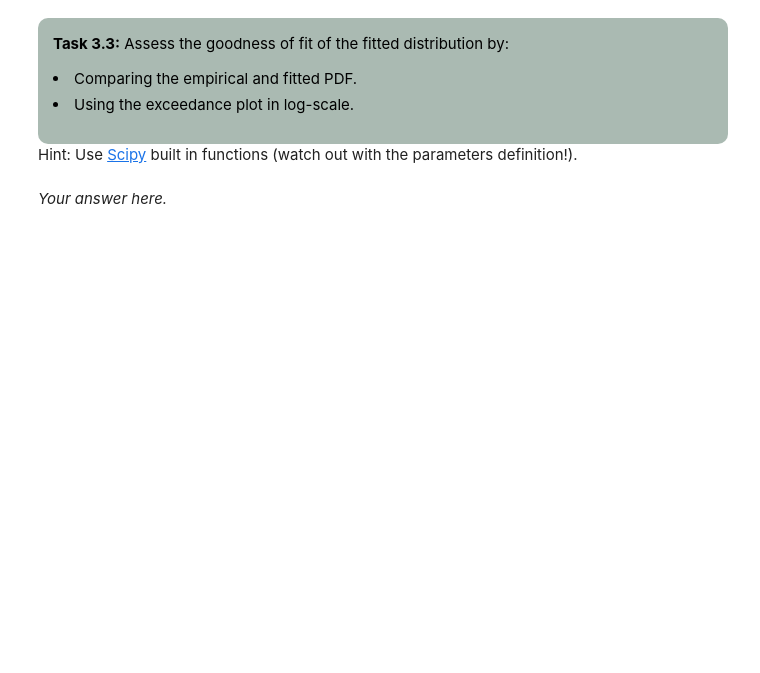
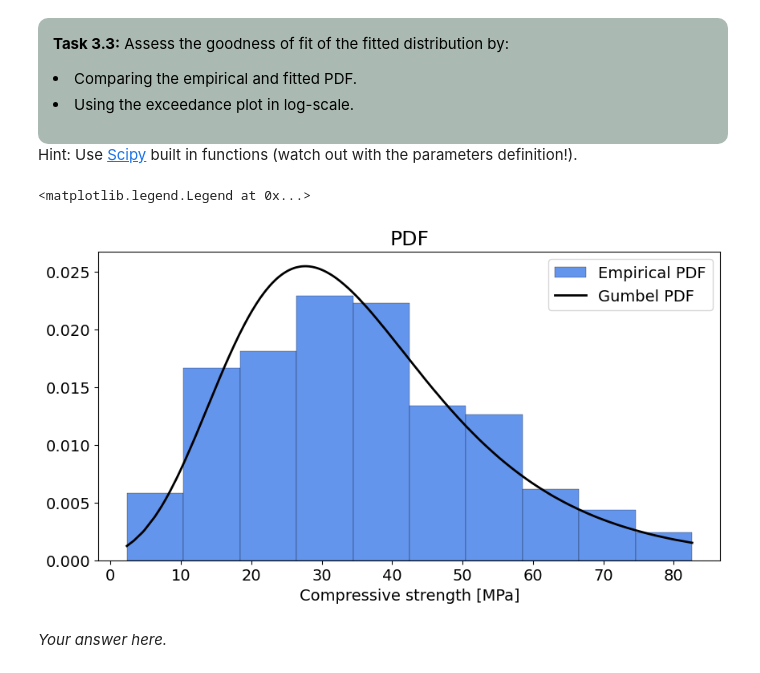
Before and after one commit to tejasnandane2709/Assignment-5, a Jupyter notebook: assm5_q2_student.ipynb, the cells around one changed output. Drawn from its saved outputs; the diff is of its cells as text; code cells hidden in the pictures; blank space fills up the shorter version.

```diff
--- a/assm5_q2_student.ipynb
+++ b/assm5_q2_student.ipynb
@@ -165,3 +203,22 @@ Hint: the distributions are in our online textbook, but it is also critical to m
     The Gumbel distribution is already parameterized in terms of loc-scale-shape. You don't need to do anything!
 </div>
 </div>
+# %%
+import numpy as np
+import pandas as pd
+from scipy import stats
+
+# Load dataset
+dataset = pd.read_csv('dataset_concrete.csv')
+
+# Extract observations
+observations = dataset.iloc[:, 0].values
+
+# Fit the Weibull distribution
+shape, loc, scale = stats.weibull_min.fit(observations)
+
+# Print the fitted loc-scale-shape parameters
+print("Fitted parameters of Weibull distribution:")
+print(f"Shape (c): {shape}")
+print(f"Location (loc): {loc}")
+print(f"Scale (scale): {scale}")
@@ -179,16 +241,20 @@ Hint: Use [Scipy](https://docs.scipy.org/doc/scipy/reference/stats.html) built i
 # %%
 # loc = YOUR_CODE_HERE
 # scale = YOUR_CODE_HERE
 
+loc,scale = stats.gumbel_r.fit(data)
 fig, axes = plt.subplots(1, 1, figsize=(10, 5))
 axes.hist(data,
           edgecolor='k', linewidth=0.2, color='cornflowerblue',
           label='Empirical PDF', density = True)
 axes.plot(np.sort(data), stats.gumbel_r.pdf(np.sort(data), loc, scale),
           'k', linewidth=2, label='Gumbel PDF')
 axes.set_xlabel('Compressive strength [MPa]')
 axes.set_title('PDF', fontsize=18)
 axes.legend()
+# %% [output]
+<matplotlib.legend.Legend at 0x...>
+[figure, added]
 # %% [markdown]
 _Your answer here._
 # %%
```
Also changed, not shown: parts of 12 cells of this notebook.
